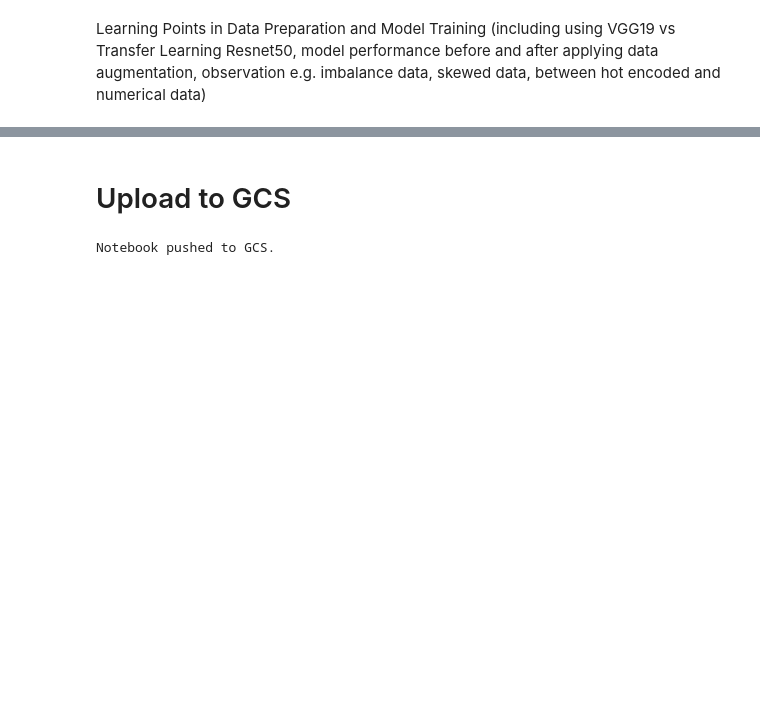
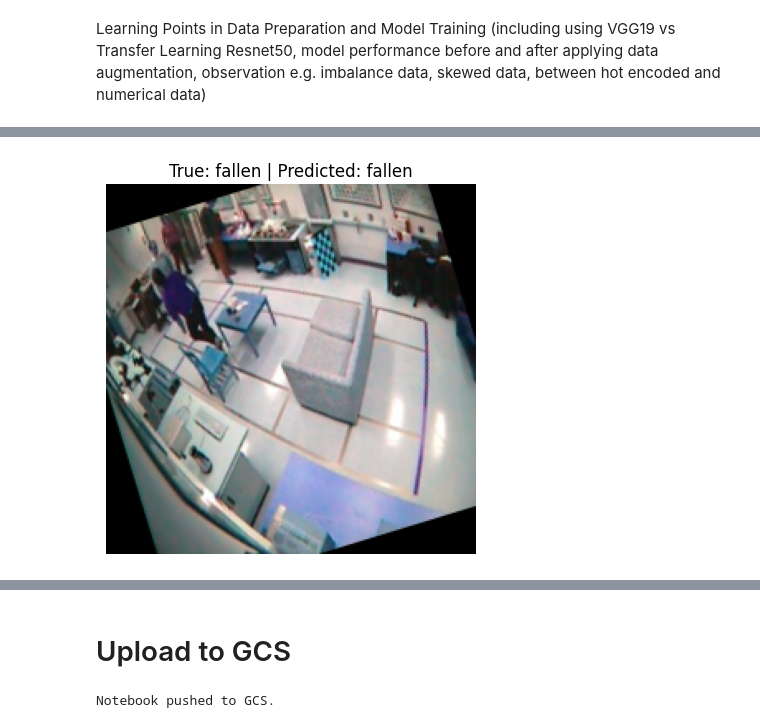
Before and after one commit to net39/ML-anomaly-detection, a Jupyter notebook: P2_06_CNN2_vid.ipynb, the cells around one changed output, grey strips where cells are left out. Drawn from its saved outputs; the diff is of its cells as text; code cells hidden in the pictures; blank space fills up the shorter version.

```diff
--- a/P2_06_CNN2_vid.ipynb
+++ b/P2_06_CNN2_vid.ipynb
@@ -844,0 +1020,16 @@ Learning Points in Data Preparation and Model Training (including using VGG19 vs
+# %%
+import random
+idx = random.randint(0, len(X_test_seq) - 1)
+
+# Show the last frame in that sequence (usually represents the label)
+image = X_test_seq[idx][-1]  # shape (224, 224, 3)
+
+true_label = new_class_names[Y_true_labels[idx]]
+pred_label = new_class_names[Y_pred_labels[idx]]
+
+plt.imshow(image.astype('uint8'))
+plt.title(f"True: {true_label} | Predicted: {pred_label}")
+plt.axis('off')
+plt.show()
+# %% [output]
+[figure, added]
```
Also changed, not shown: parts of 41 cells of this notebook.
